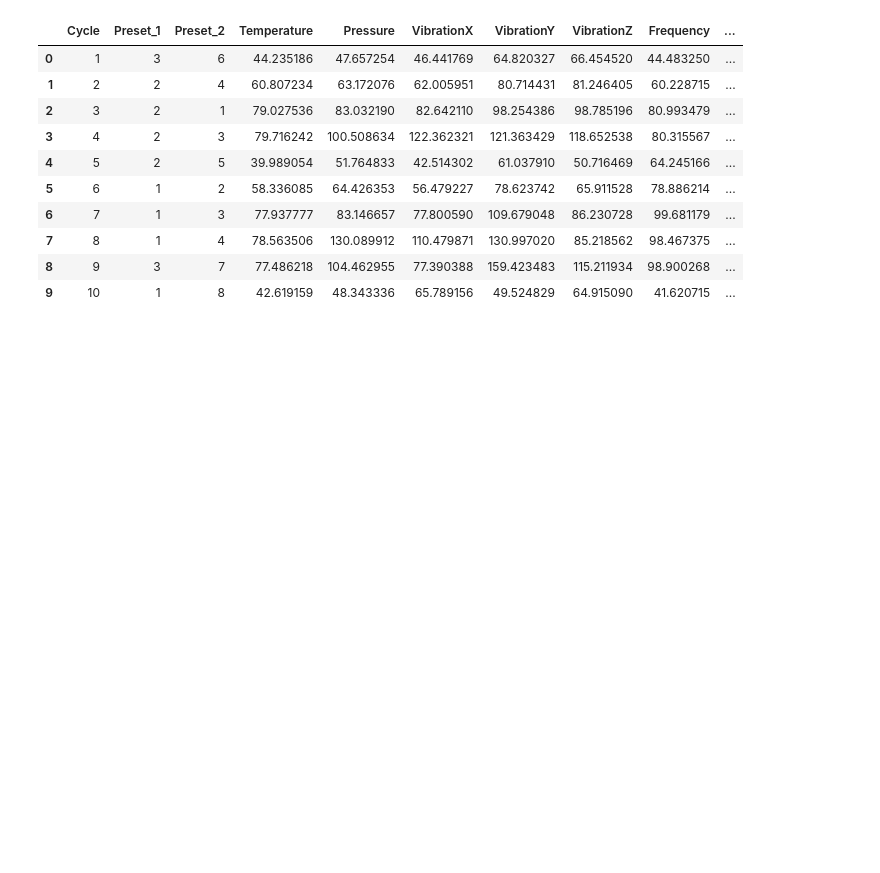
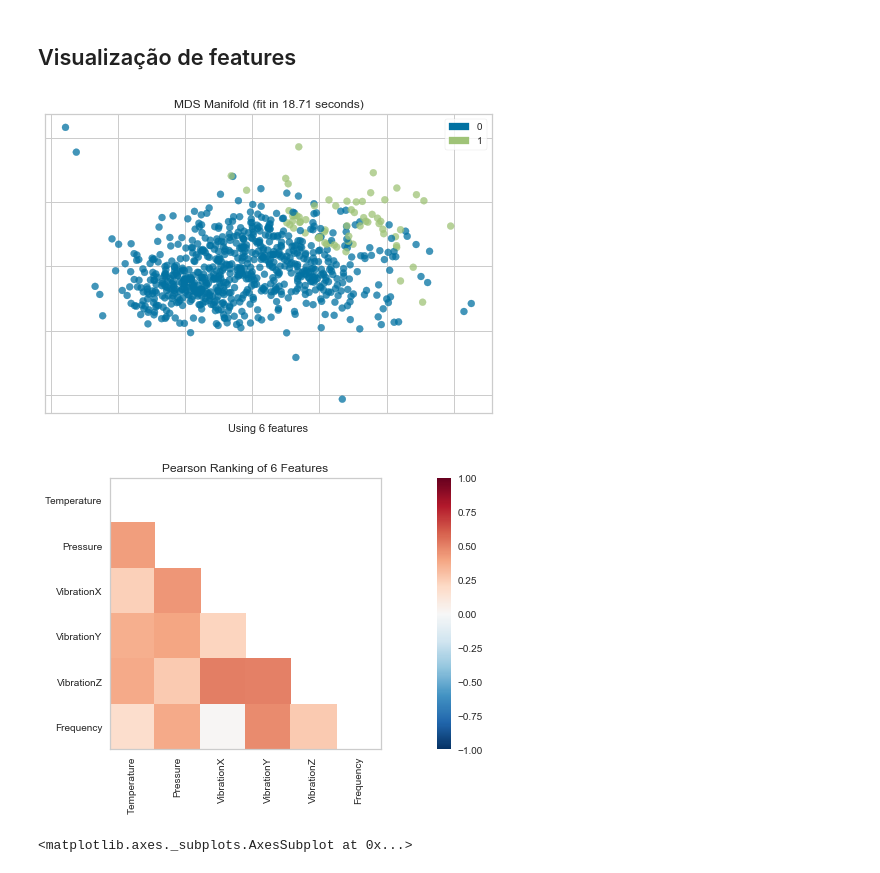
Before and after one commit to michelmf/exploring_yellowbrick, a Jupyter notebook: notebooks/Predictive_Modeling.ipynb, the cells around one changed output. Saved outputs shown, nothing was run; the diff lists cells and outputs as text; code cells hidden in the pictures; blank space fills up the shorter version.

```diff
--- a/notebooks/Predictive_Modeling.ipynb
+++ b/notebooks/Predictive_Modeling.ipynb
@@ -11,14 +35,2 @@ dataset = pd.read_csv('../datasets/anomaly/data.csv')
-# %%
-dataset.head(10)
-# %% [output]
-|  | Cycle | Preset_1 | Preset_2 | Temperature | Pressure | VibrationX | VibrationY | VibrationZ | Frequency | ... |
-| 0 | 1 | 3 | 6 | 44.235186 | 47.657254 | 46.441769 | 64.820327 | 66.454520 | 44.483250 | ... |
-| 1 | 2 | 2 | 4 | 60.807234 | 63.172076 | 62.005951 | 80.714431 | 81.246405 | 60.228715 | ... |
-| 2 | 3 | 2 | 1 | 79.027536 | 83.032190 | 82.642110 | 98.254386 | 98.785196 | 80.993479 | ... |
-| 3 | 4 | 2 | 3 | 79.716242 | 100.508634 | 122.362321 | 121.363429 | 118.652538 | 80.315567 | ... |
-| 4 | 5 | 2 | 5 | 39.989054 | 51.764833 | 42.514302 | 61.037910 | 50.716469 | 64.245166 | ... |
-| 5 | 6 | 1 | 2 | 58.336085 | 64.426353 | 56.479227 | 78.623742 | 65.911528 | 78.886214 | ... |
-| 6 | 7 | 1 | 3 | 77.937777 | 83.146657 | 77.800590 | 109.679048 | 86.230728 | 99.681179 | ... |
-| 7 | 8 | 1 | 4 | 78.563506 | 130.089912 | 110.479871 | 130.997020 | 85.218562 | 98.467375 | ... |
-| 8 | 9 | 3 | 7 | 77.486218 | 104.462955 | 77.390388 | 159.423483 | 115.211934 | 98.900268 | ... |
-| 9 | 10 | 1 | 8 | 42.619159 | 48.343336 | 65.789156 | 49.524829 | 64.915090 | 41.620715 | ... |
+# %% [markdown]
+## Visualização de features
@@ -24,0 +43,19 @@ dataset.head(10)
+# %%
+# Somente variáveis contínuas
+X = dataset[dataset.columns[3:-1]]
+y = dataset.Fail.replace([True, False], [1, 0])
+
+# Visualização via Manifolds
+from yellowbrick.features import manifold_embedding
+viz = manifold_embedding(X, y)
+
+# Visualização da matriz de correlação
+plt.figure(figsize=(20,5))
+viz = Rank2D(algorithm='pearson')
+viz.fit(X,y)
+viz.transform(X)
+viz.show()
+# %% [output]
+[figure, added]
+[figure, added]
+<matplotlib.axes._subplots.AxesSubplot at 0x...>
```
Also changed, not shown: parts of 14 cells of this notebook, 2 other files.
